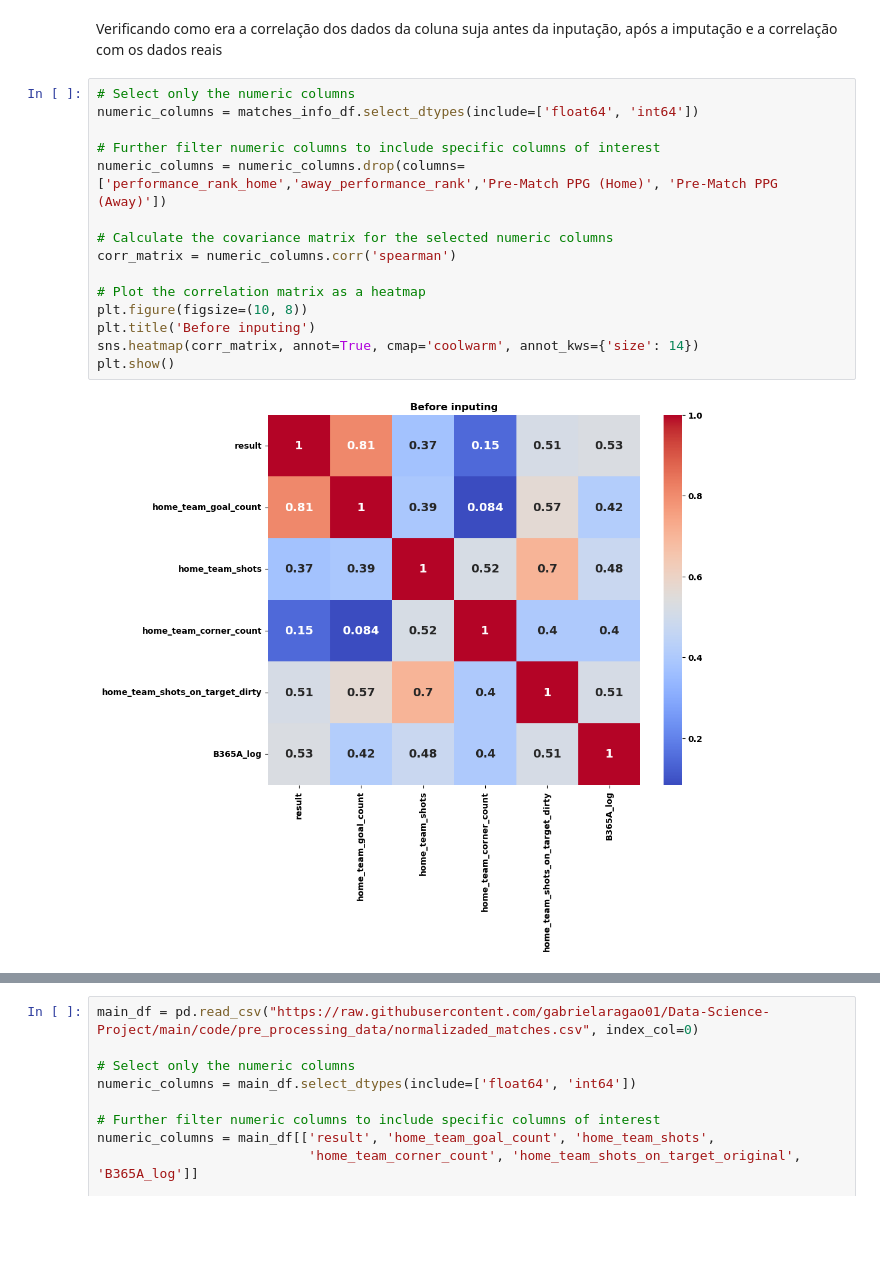
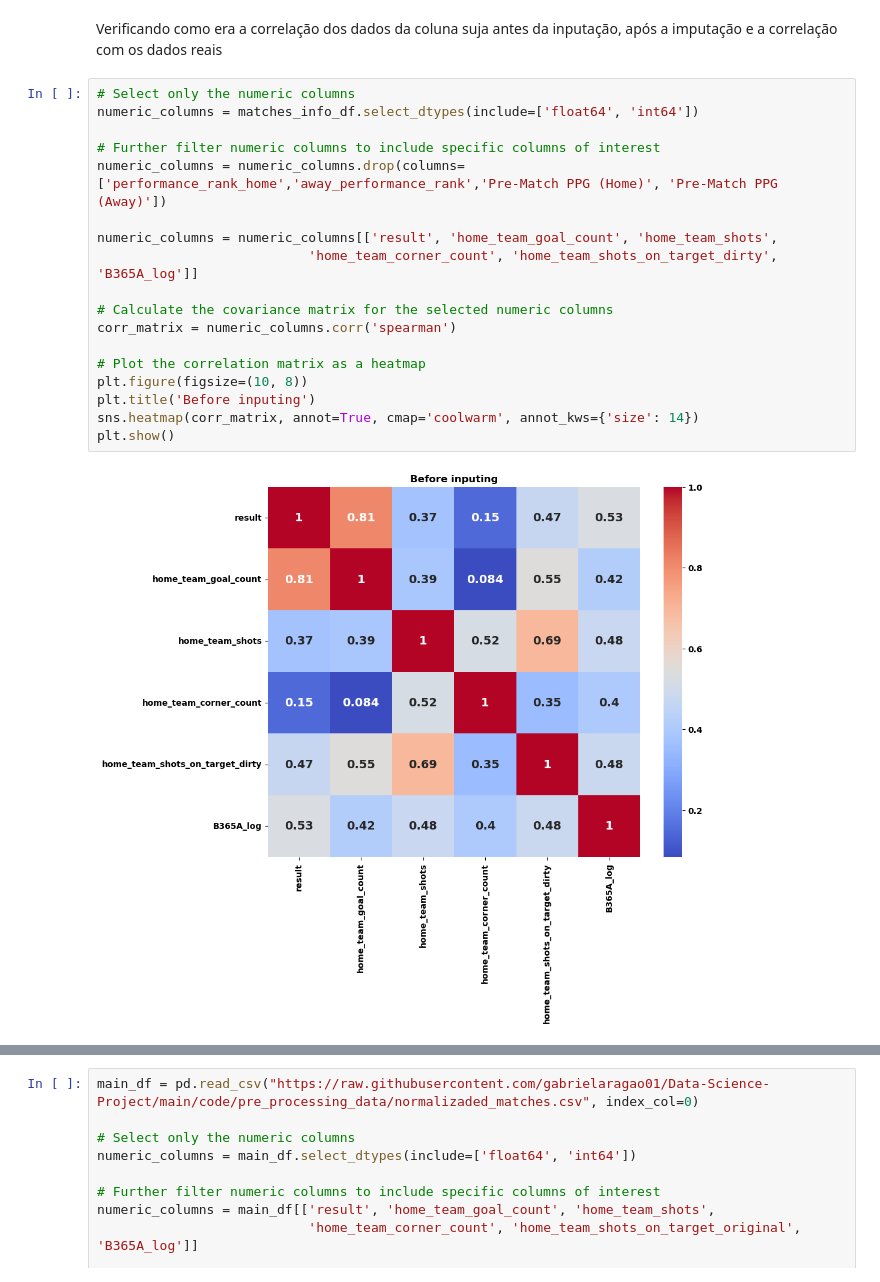
Before and after one commit to gabrielaragao01/Data-Science-Project, a Jupyter notebook: code/pre_processing_data/inputingemptydata.ipynb, the cells around one changed output, grey strips where cells are left out. Cells and saved outputs as stored; diff of their text form; blank space fills up the shorter version.

```diff
--- a/code/pre_processing_data/inputingemptydata.ipynb
+++ b/code/pre_processing_data/inputingemptydata.ipynb
@@ -97,20 +134,23 @@ Verificando como era a correlação dos dados da coluna suja antes da inputaçã
 # %%
 # Select only the numeric columns
 numeric_columns = matches_info_df.select_dtypes(include=['float64', 'int64'])
 
 # Further filter numeric columns to include specific columns of interest
 numeric_columns = numeric_columns.drop(columns=['performance_rank_home','away_performance_rank','Pre-Match PPG (Home)', 'Pre-Match PPG (Away)'])
+
+numeric_columns = numeric_columns[['result', 'home_team_goal_count', 'home_team_shots',
+                           'home_team_corner_count', 'home_team_shots_on_target_dirty', 'B365A_log']]
 
 # Calculate the covariance matrix for the selected numeric columns
 corr_matrix = numeric_columns.corr('spearman')
 
 # Plot the correlation matrix as a heatmap
 plt.figure(figsize=(10, 8))
 plt.title('Before inputing')
 sns.heatmap(corr_matrix, annot=True, cmap='coolwarm', annot_kws={'size': 14})
 plt.show()
 # %% [output]
-[figure, old version]
+[figure, new version]
 # %%
 # Select only the numeric columns
 numeric_columns = matches_knn_df.select_dtypes(include=['float64', 'int64'])
```
Also changed, not shown: parts of 9 cells of this notebook.
